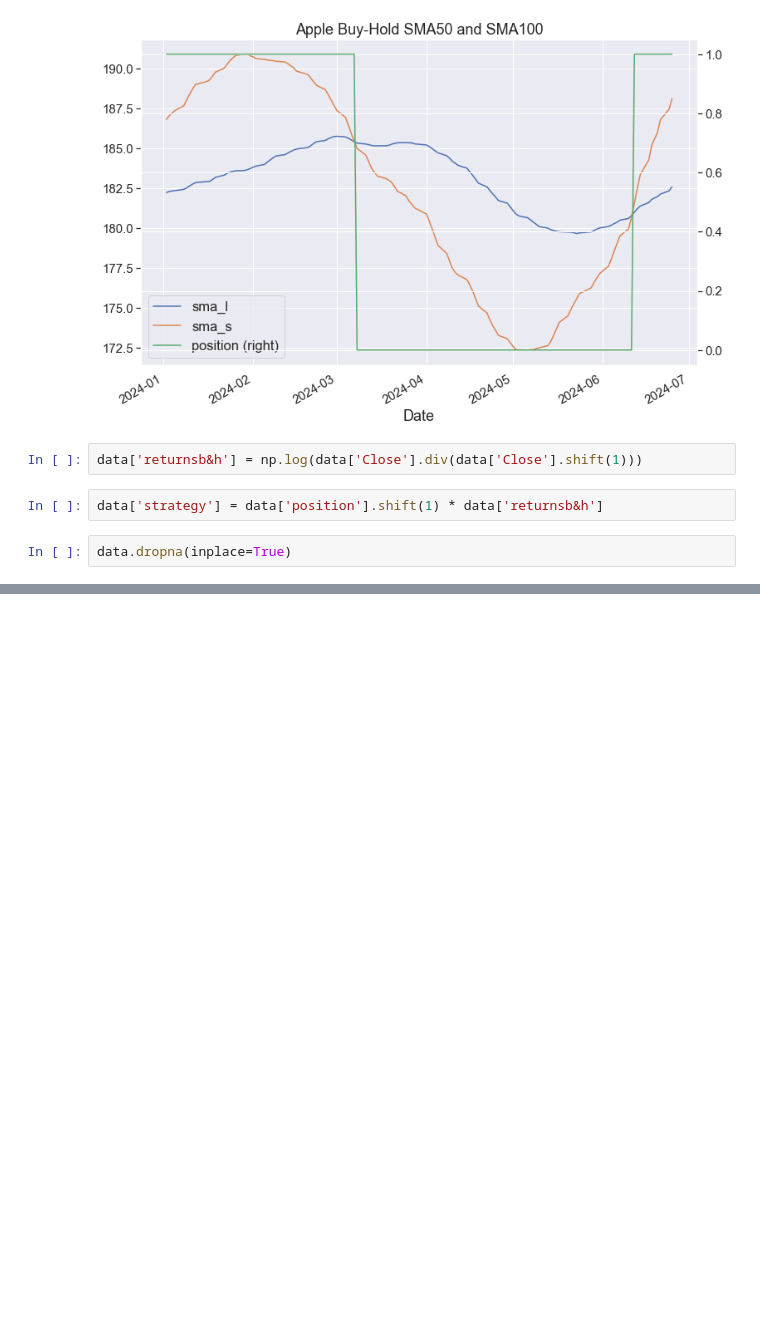
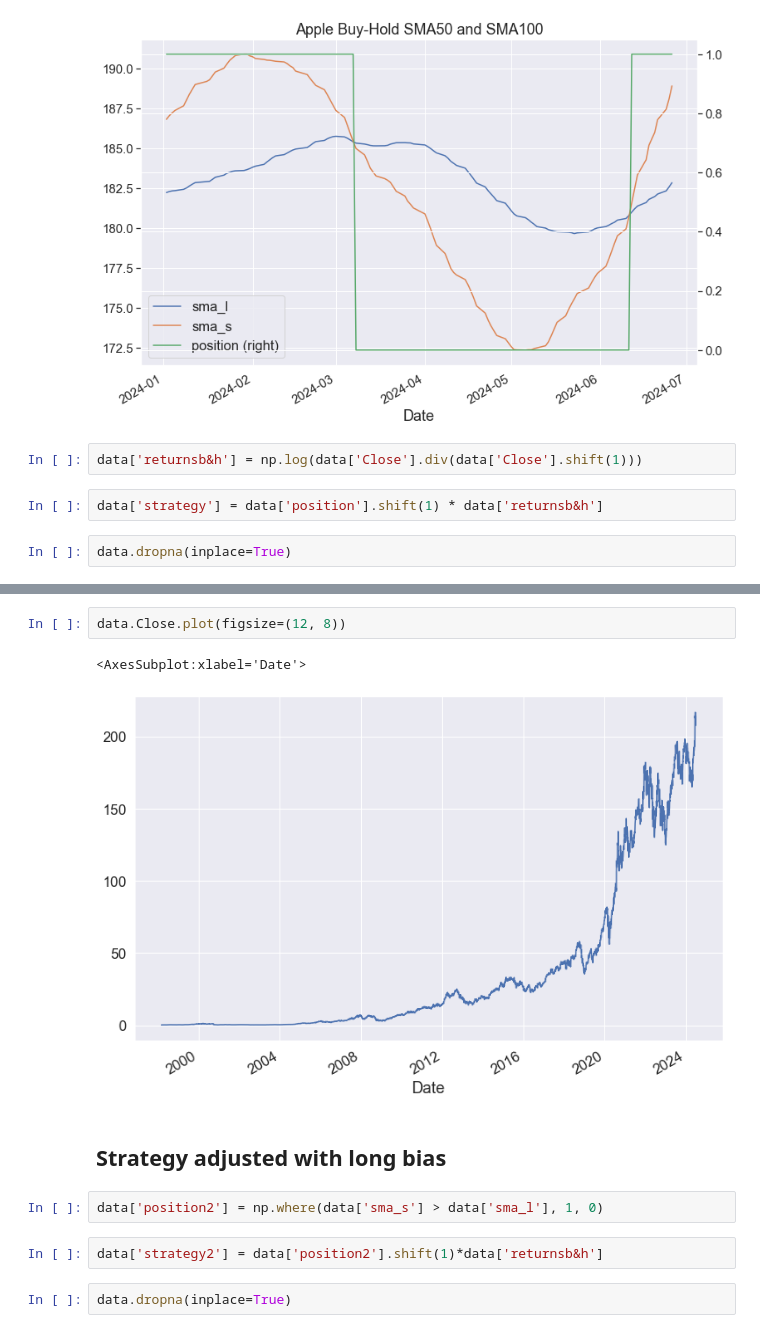
Before and after one commit to Stoic-Angel/QuantShit, a Jupyter notebook: AlgoTradingIntro.ipynb, the cells around one changed output, grey strips where cells are left out. Drawn from its saved outputs; the diff is of its cells as text; blank space fills up the shorter version.

Commit message:
Compare backtesting strats, add long bias strategy

```diff
--- a/AlgoTradingIntro.ipynb
+++ b/AlgoTradingIntro.ipynb
@@ -838,0 +851,13 @@ dtype: float64
+# %%
+data.Close.plot(figsize=(12, 8))
+# %% [output]
+<AxesSubplot:xlabel='Date'>
+[figure, added]
+# %% [markdown]
+## Strategy adjusted with long bias
+# %%
+data['position2'] = np.where(data['sma_s'] > data['sma_l'], 1, 0)
+# %%
+data['strategy2'] = data['position2'].shift(1)*data['returnsb&h']
+# %%
+data.dropna(inplace=True)
```
Also changed, not shown: parts of 34 cells of this notebook.
